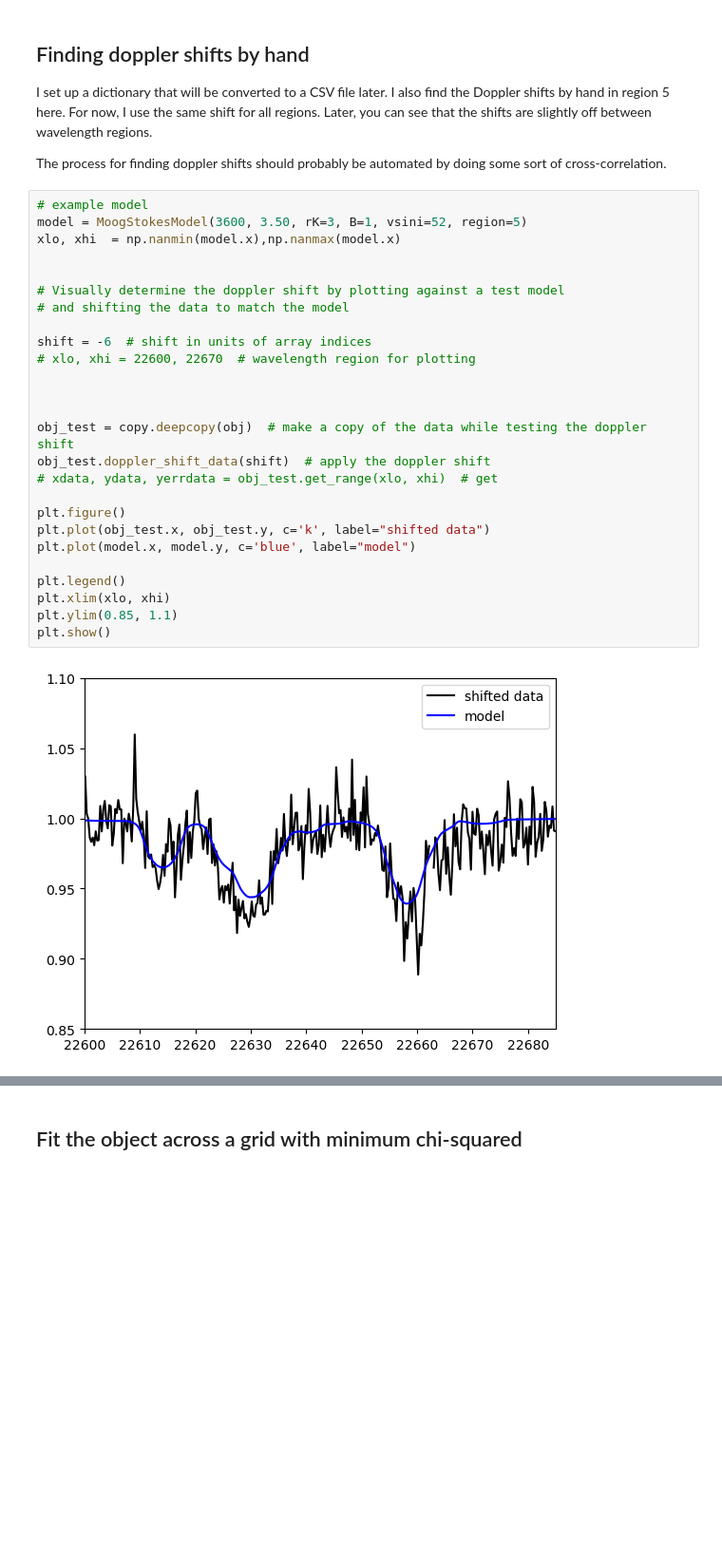
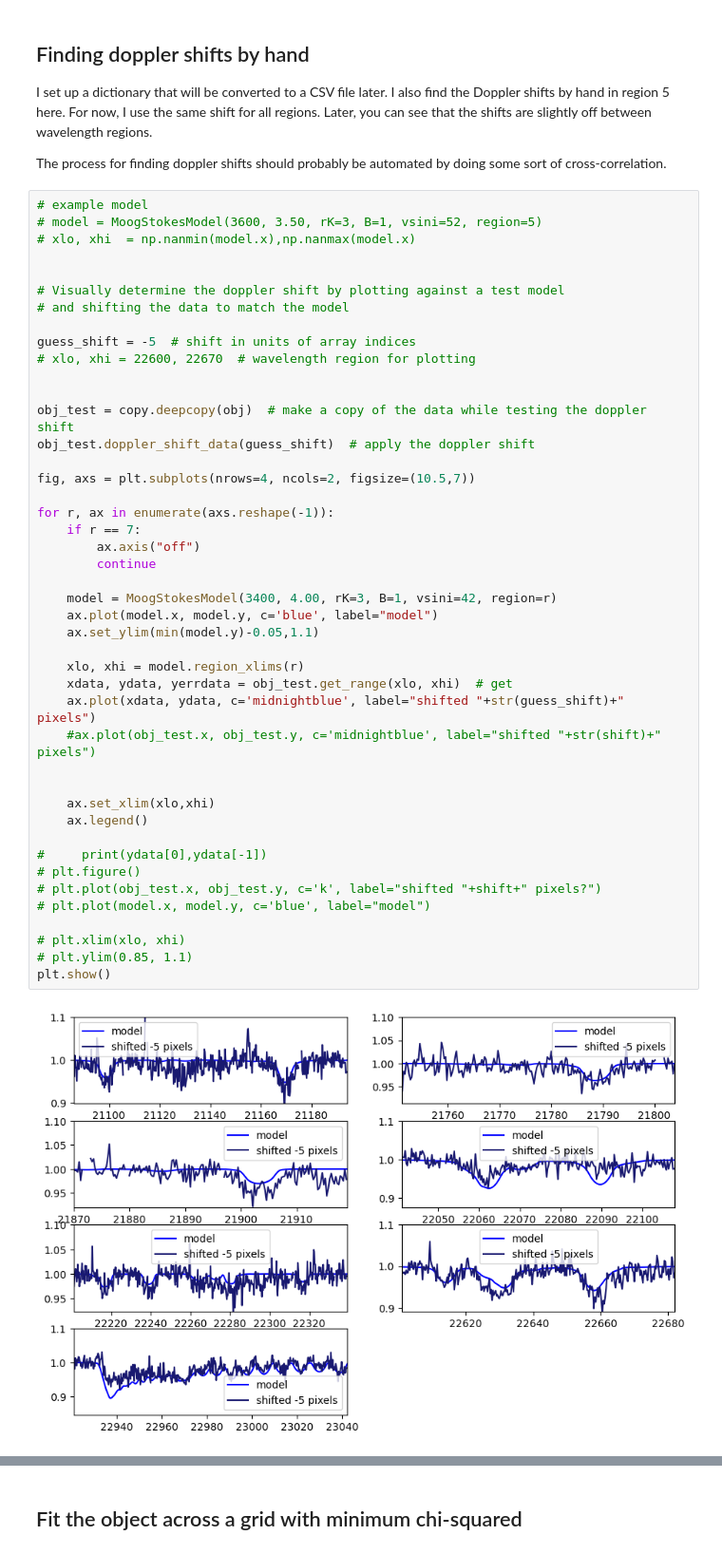
Before and after one commit to christianfloresg/ishell-spectral-fitting, a Jupyter notebook: simple_example.ipynb, the cells around one changed output, grey strips where cells are left out. Shown at 95% size. Cells and saved outputs as stored; diff of their text form; blank space fills up the shorter version.

Commit message:
implemented automatic wavelength shift for selected regions
This was implemented so both the chi2 and the plots correctly handle it

```diff
--- a/simple_example.ipynb
+++ b/simple_example.ipynb
@@ -45,29 +45,47 @@ I set up a dictionary that will be converted to a CSV file later. I also find th
 The process for finding doppler shifts should probably be automated by doing some sort of cross-correlation.
 # %%
 # example model
-model = MoogStokesModel(3600, 3.50, rK=3, B=1, vsini=52, region=5)
-xlo, xhi  = np.nanmin(model.x),np.nanmax(model.x)
+# model = MoogStokesModel(3600, 3.50, rK=3, B=1, vsini=52, region=5)
+# xlo, xhi  = np.nanmin(model.x),np.nanmax(model.x)
 
 
 # Visually determine the doppler shift by plotting against a test model
 # and shifting the data to match the model
 
-shift = -6  # shift in units of array indices
+guess_shift = -5  # shift in units of array indices
 # xlo, xhi = 22600, 22670  # wavelength region for plotting
 
 
+obj_test = copy.deepcopy(obj)  # make a copy of the data while testing the doppler shift
+obj_test.doppler_shift_data(guess_shift)  # apply the doppler shift
 
-obj_test = copy.deepcopy(obj)  # make a copy of the data while testing the doppler shift
-obj_test.doppler_shift_data(shift)  # apply the doppler shift
-# xdata, ydata, yerrdata = obj_test.get_range(xlo, xhi)  # get
+fig, axs = plt.subplots(nrows=4, ncols=2, figsize=(10.5,7))
 
-plt.figure()
-plt.plot(obj_test.x, obj_test.y, c='k', label="shifted data")
-plt.plot(model.x, model.y, c='blue', label="model")
+for r, ax in enumerate(axs.reshape(-1)):
+    if r == 7:
+        ax.axis("off")
+        continue
 
-plt.legend()
-plt.xlim(xlo, xhi)
-plt.ylim(0.85, 1.1)
+    model = MoogStokesModel(3400, 4.00, rK=3, B=1, vsini=42, region=r)
+    ax.plot(model.x, model.y, c='blue', label="model")
+    ax.set_ylim(min(model.y)-0.05,1.1)
+
+    xlo, xhi = model.region_xlims(r)
+    xdata, ydata, yerrdata = obj_test.get_range(xlo, xhi)  # get
+    ax.plot(xdata, ydata, c='midnightblue', label="shifted "+str(guess_shift)+" pixels")
+    #ax.plot(obj_test.x, obj_test.y, c='midnightblue', label="shifted "+str(shift)+" pixels")
+
+
+    ax.set_xlim(xlo,xhi)
+    ax.legend()
+
+#     print(ydata[0],ydata[-1])
+# plt.figure()
+# plt.plot(obj_test.x, obj_test.y, c='k', label="shifted "+shift+" pixels?")
+# plt.plot(model.x, model.y, c='blue', label="model")
+
+# plt.xlim(xlo, xhi)
+# plt.ylim(0.85, 1.1)
 plt.show()
 # %% [output]
-[figure, old version]
+[figure, new version]
```
Also changed, not shown: parts of 6 cells of this notebook, 2 other files.
